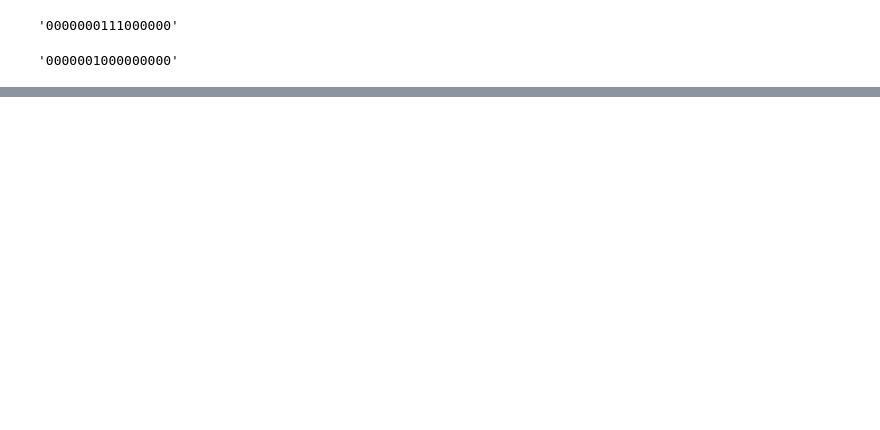
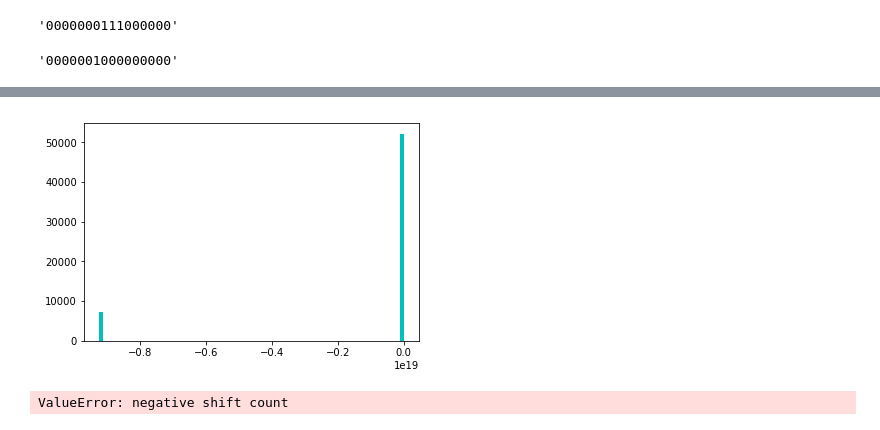
Before and after one commit to PanYunpeng/Linear_regression_to_Deep_Learning_in_Keras, a Jupyter notebook: image_processing2.ipynb, the cells around one changed output, grey strips where cells are left out. Saved outputs shown, nothing was run; the diff lists cells and outputs as text; code cells hidden in the pictures; blank space fills up the shorter version.

```diff
--- a/image_processing2.ipynb
+++ b/image_processing2.ipynb
@@ -833,0 +863,7 @@ np.binary_repr(-512 & 960, width=16)
+# %%
+plt.hist(img2d64.flatten(), bins=80, color='c')
+# plt.xlabel("Hounsfield Units (HU)")
+# plt.ylabel("Frequency")
+plt.show()
+# %% [output]
+[figure, added]
@@ -833,0 +883,4 @@ np.binary_repr(-512 & 960, width=16)
+# %%
+512 << (-1)
+# %% [output]
+ValueError: negative shift count
```
Also changed, not shown: parts of 6 cells of this notebook.
